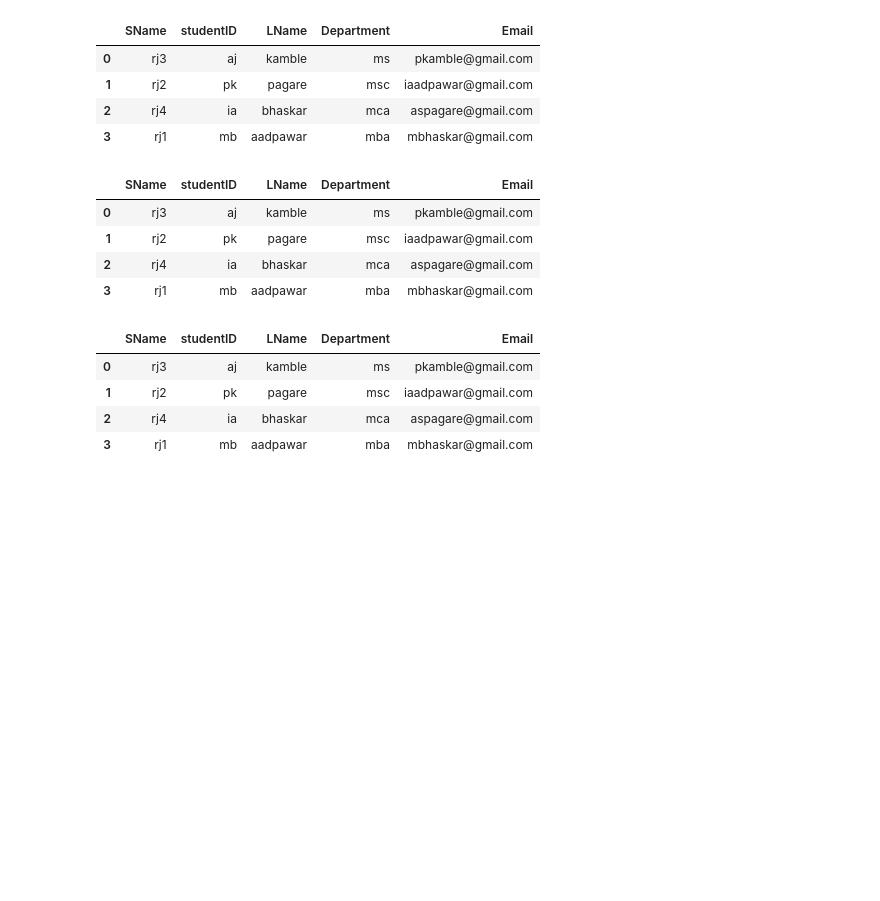
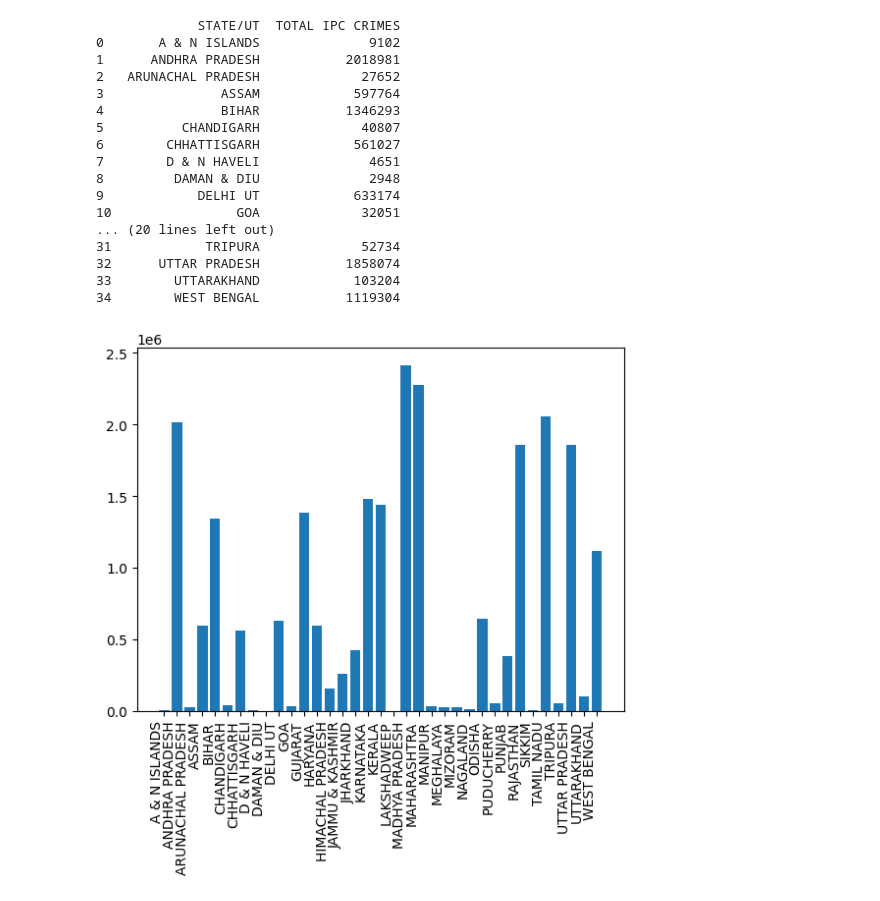
Before and after one commit to anjaleep289/MSC1-paper2-FDS-525, a Jupyter notebook: Untitled1.ipynb, the cells around one changed output. Saved outputs shown, nothing was run; the diff lists cells and outputs as text; code cells hidden in the pictures; blank space fills up the shorter version.

```diff
--- a/Untitled1.ipynb
+++ b/Untitled1.ipynb
@@ -13,27 +6,0 @@ studata = zip(studentID,SName,LName,Department,Email)
-# %%
-df = pd.DataFrame(data =studata, columns={'studentID','SName','LName','Department','Email'})
-df
-# %% [output]
-|  | SName | studentID | LName | Department | Email |
-| 0 | rj3 | aj | kamble | ms | pkamble@gmail.com |
-| 1 | rj2 | pk | pagare | msc | iaadpawar@gmail.com |
-| 2 | rj4 | ia | bhaskar | mca | aspagare@gmail.com |
-| 3 | rj1 | mb | aadpawar | mba | mbhaskar@gmail.com |
-# %%
-df.to_csv('studentdata.csv')
-df
-# %% [output]
-|  | SName | studentID | LName | Department | Email |
-| 0 | rj3 | aj | kamble | ms | pkamble@gmail.com |
-| 1 | rj2 | pk | pagare | msc | iaadpawar@gmail.com |
-| 2 | rj4 | ia | bhaskar | mca | aspagare@gmail.com |
-| 3 | rj1 | mb | aadpawar | mba | mbhaskar@gmail.com |
-# %%
-df.to_excel('studentdata.xlsx')
-df
-# %% [output]
-|  | SName | studentID | LName | Department | Email |
-| 0 | rj3 | aj | kamble | ms | pkamble@gmail.com |
-| 1 | rj2 | pk | pagare | msc | iaadpawar@gmail.com |
-| 2 | rj4 | ia | bhaskar | mca | aspagare@gmail.com |
-| 3 | rj1 | mb | aadpawar | mba | mbhaskar@gmail.com |
@@ -42,0 +7,33 @@ state.head()
+# %%
+dataset = pd.read_csv('/newtrial - Sheet 1 - 01_District_wise_crim 2.csv')
+# %%
+import matplotlib.pyplot as plt
+import seaborn as sns
+
+df_sum_by_state = dataset.groupby('STATE/UT')['TOTAL IPC CRIMES'].sum().reset_index()
+states = df_sum_by_state['STATE/UT']
+sum = df_sum_by_state['TOTAL IPC CRIMES']
+print(df_sum_by_state)
+fig, ax = plt.subplots()
+plt.xticks(rotation=90, ha='right')
+ax.bar(states, sum)
+plt.show()
+# %% [output]
+             STATE/UT  TOTAL IPC CRIMES
+0       A & N ISLANDS              9102
+1      ANDHRA PRADESH           2018981
+2   ARUNACHAL PRADESH             27652
+3               ASSAM            597764
+4               BIHAR           1346293
+5          CHANDIGARH             40807
+6        CHHATTISGARH            561027
+7        D & N HAVELI              4651
+8         DAMAN & DIU              2948
+9            DELHI UT            633174
+10                GOA             32051
+... (20 lines left out)
+31            TRIPURA             52734
+32      UTTAR PRADESH           1858074
+33        UTTARAKHAND            103204
+34        WEST BENGAL           1119304
+[figure, added]
```
Also changed, not shown: parts of 10 cells of this notebook.
